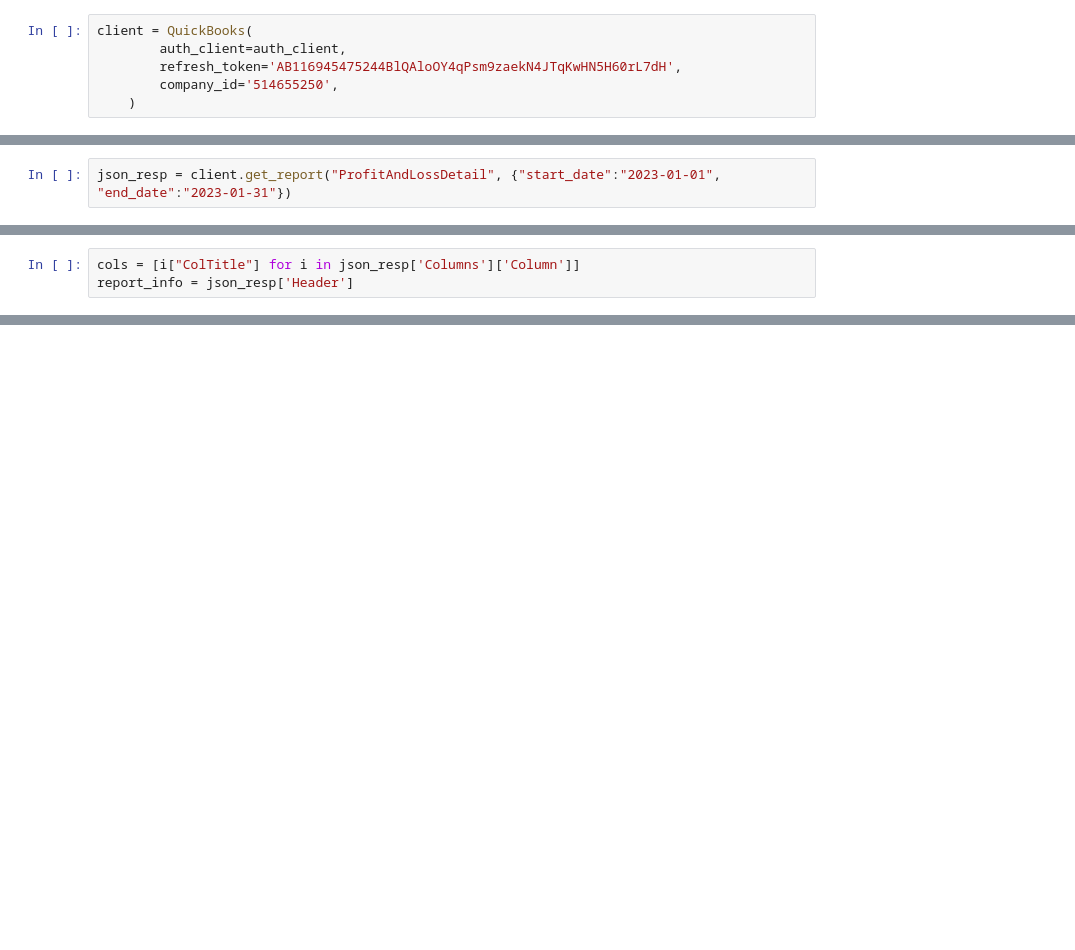
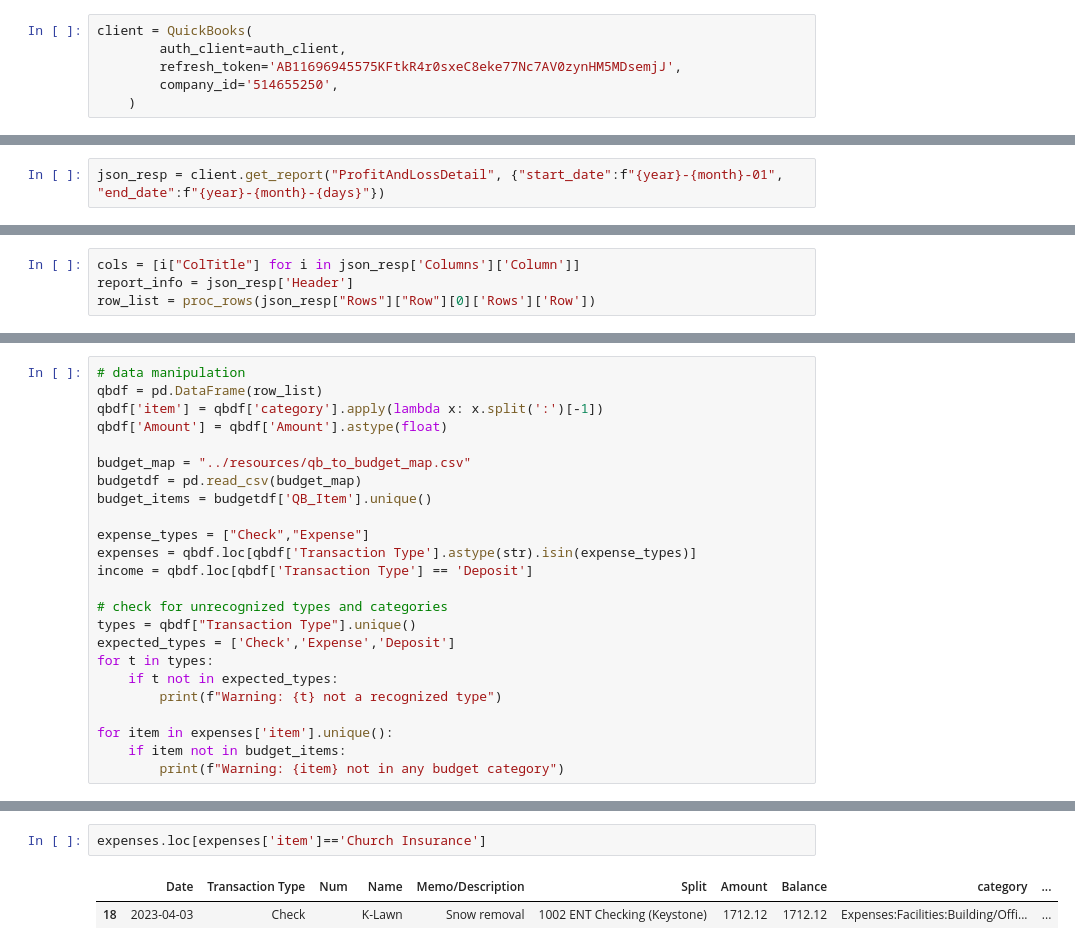
Before and after one commit to keaturner55/ChurchFinance, a Jupyter notebook: notebook/quickbooks.ipynb, the cells around one changed output, grey strips where cells are left out. Saved outputs shown, nothing was run; the diff lists cells and outputs as text; blank space fills up the shorter version.

Commit message:
month to month reporting

```diff
--- a/notebook/quickbooks.ipynb
+++ b/notebook/quickbooks.ipynb
@@ -14,6 +37,6 @@ auth_client = AuthClient(
 # %%
 client = QuickBooks(
         auth_client=auth_client,
-        refresh_token='AB116945475244BlQAloOY4qPsm9zaekN4JTqKwHN5H60rL7dH',
+        refresh_token='AB11696945575KFtkR4r0sxeC8eke77Nc7AV0zynHM5MDsemjJ',
         company_id='514655250',
     )
@@ -20,2 +53,2 @@ client = QuickBooks(
 # %%
-json_resp = client.get_report("ProfitAndLossDetail", {"start_date":"2023-01-01", "end_date":"2023-01-31"})
+json_resp = client.get_report("ProfitAndLossDetail", {"start_date":f"{year}-{month}-01", "end_date":f"{year}-{month}-{days}"})
@@ -37,3 +55,4 @@ json_resp['Columns']
 # %%
 cols = [i["ColTitle"] for i in json_resp['Columns']['Column']]
 report_info = json_resp['Header']
+row_list = proc_rows(json_resp["Rows"]["Row"][0]['Rows']['Row'])
@@ -133,0 +59,24 @@ pd.DataFrame(row_list)
+# %%
+# data manipulation
+qbdf = pd.DataFrame(row_list)
+qbdf['item'] = qbdf['category'].apply(lambda x: x.split(':')[-1])
+qbdf['Amount'] = qbdf['Amount'].astype(float)
+
+budget_map = "../resources/qb_to_budget_map.csv"
+budgetdf = pd.read_csv(budget_map)
+budget_items = budgetdf['QB_Item'].unique()
+
+expense_types = ["Check","Expense"]
+expenses = qbdf.loc[qbdf['Transaction Type'].astype(str).isin(expense_types)]
+income = qbdf.loc[qbdf['Transaction Type'] == 'Deposit']
+
+# check for unrecognized types and categories
+types = qbdf["Transaction Type"].unique()
+expected_types = ['Check','Expense','Deposit']
+for t in types:
+    if t not in expected_types:
+        print(f"Warning: {t} not a recognized type")
+
+for item in expenses['item'].unique():
+    if item not in budget_items:
+        print(f"Warning: {item} not in any budget category")
@@ -133,0 +104,5 @@ pd.DataFrame(row_list)
+# %%
+expenses.loc[expenses['item']=='Church Insurance']
+# %% [output]
+|  | Date | Transaction Type | Num | Name | Memo/Description | Split | Amount | Balance | category | ... |
+| 18 | 2023-04-03 | Check |  | K-Lawn | Snow removal | 1002 ENT Checking (Keystone) | 1712.12 | 1712.12 | Expenses:Facilities:Building/Offi... | ... |
```
Also changed, not shown: parts of 16 cells of this notebook, 1 other file.
